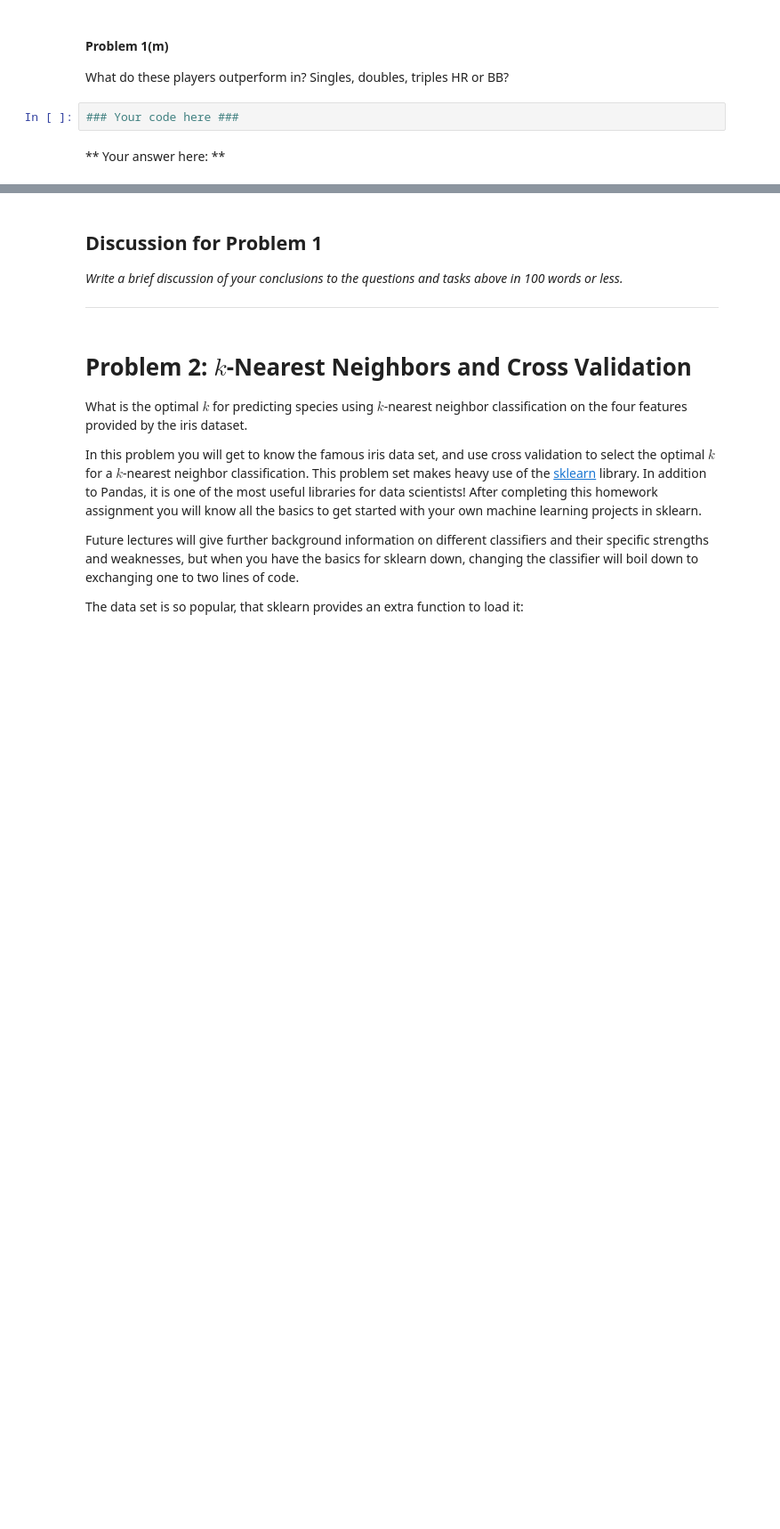
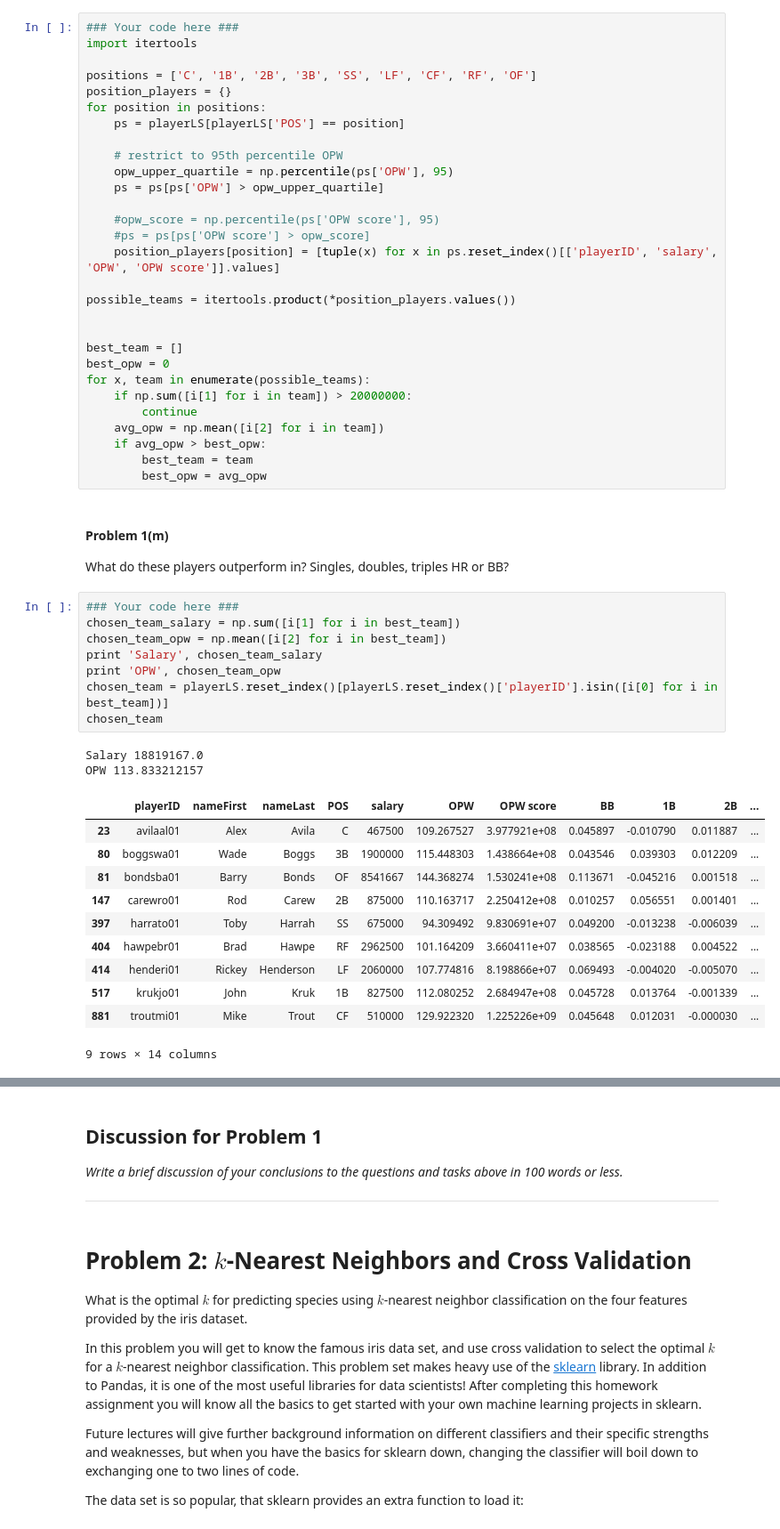
Before and after one commit to araftery/2014, a Jupyter notebook: homework/HW3.ipynb, the cells around one changed output, grey strips where cells are left out. Shown at 89% size. Saved outputs shown, nothing was run; the diff lists cells and outputs as text; blank space fills up the shorter version.

```diff
--- a/homework/HW3.ipynb
+++ b/homework/HW3.ipynb
@@ -408,7 +408,54 @@ Pick one players from one of each of these 10 position C, 1B, 2B, 3B, SS, LF, CF
+# %%
+### Your code here ###
+import itertools
+
+positions = ['C', '1B', '2B', '3B', 'SS', 'LF', 'CF', 'RF', 'OF']
+position_players = {}
+for position in positions:
+    ps = playerLS[playerLS['POS'] == position]
+
+    # restrict to 95th percentile OPW
+    opw_upper_quartile = np.percentile(ps['OPW'], 95)
+    ps = ps[ps['OPW'] > opw_upper_quartile]
+
+    #opw_score = np.percentile(ps['OPW score'], 95)
+    #ps = ps[ps['OPW score'] > opw_score]
+    position_players[position] = [tuple(x) for x in ps.reset_index()[['playerID', 'salary', 'OPW', 'OPW score']].values]
+
+possible_teams = itertools.product(*position_players.values())
+
+
+best_team = []
+best_opw = 0
+for x, team in enumerate(possible_teams):
+    if np.sum([i[1] for i in team]) > 20000000:
+        continue
+    avg_opw = np.mean([i[2] for i in team])
+    if avg_opw > best_opw:
+        best_team = team
+        best_opw = avg_opw
 # %% [markdown]
 #### Problem 1(m)
 What do these players outperform in? Singles, doubles, triples HR or BB?
-# %%
-### Your code here ###
-# %% [markdown]
-** Your answer here: **
+# %%
+### Your code here ###
+chosen_team_salary = np.sum([i[1] for i in best_team])
+chosen_team_opw = np.mean([i[2] for i in best_team])
+print 'Salary', chosen_team_salary
+print 'OPW', chosen_team_opw
+chosen_team = playerLS.reset_index()[playerLS.reset_index()['playerID'].isin([i[0] for i in best_team])]
+chosen_team
+# %% [output]
+Salary 18819167.0
+OPW 113.833212157
+|  | playerID | nameFirst | nameLast | POS | salary | OPW | OPW score | BB | 1B | 2B | ... |
+| 23 | avilaal01 | Alex | Avila | C | 467500 | 109.267527 | 3.977921e+08 | 0.045897 | -0.010790 | 0.011887 | ... |
+| 80 | boggswa01 | Wade | Boggs | 3B | 1900000 | 115.448303 | 1.438664e+08 | 0.043546 | 0.039303 | 0.012209 | ... |
+| 81 | bondsba01 | Barry | Bonds | OF | 8541667 | 144.368274 | 1.530241e+08 | 0.113671 | -0.045216 | 0.001518 | ... |
+| 147 | carewro01 | Rod | Carew | 2B | 875000 | 110.163717 | 2.250412e+08 | 0.010257 | 0.056551 | 0.001401 | ... |
+| 397 | harrato01 | Toby | Harrah | SS | 675000 | 94.309492 | 9.830691e+07 | 0.049200 | -0.013238 | -0.006039 | ... |
+| 404 | hawpebr01 | Brad | Hawpe | RF | 2962500 | 101.164209 | 3.660411e+07 | 0.038565 | -0.023188 | 0.004522 | ... |
+| 414 | henderi01 | Rickey | Henderson | LF | 2060000 | 107.774816 | 8.198866e+07 | 0.069493 | -0.004020 | -0.005070 | ... |
+| 517 | krukjo01 | John | Kruk | 1B | 827500 | 112.080252 | 2.684947e+08 | 0.045728 | 0.013764 | -0.001339 | ... |
+| 881 | troutmi01 | Mike | Trout | CF | 510000 | 129.922320 | 1.225226e+09 | 0.045648 | 0.012031 | -0.000030 | ... |
+9 rows × 14 columns
```
Also changed, not shown: parts of 7 cells of this notebook.
